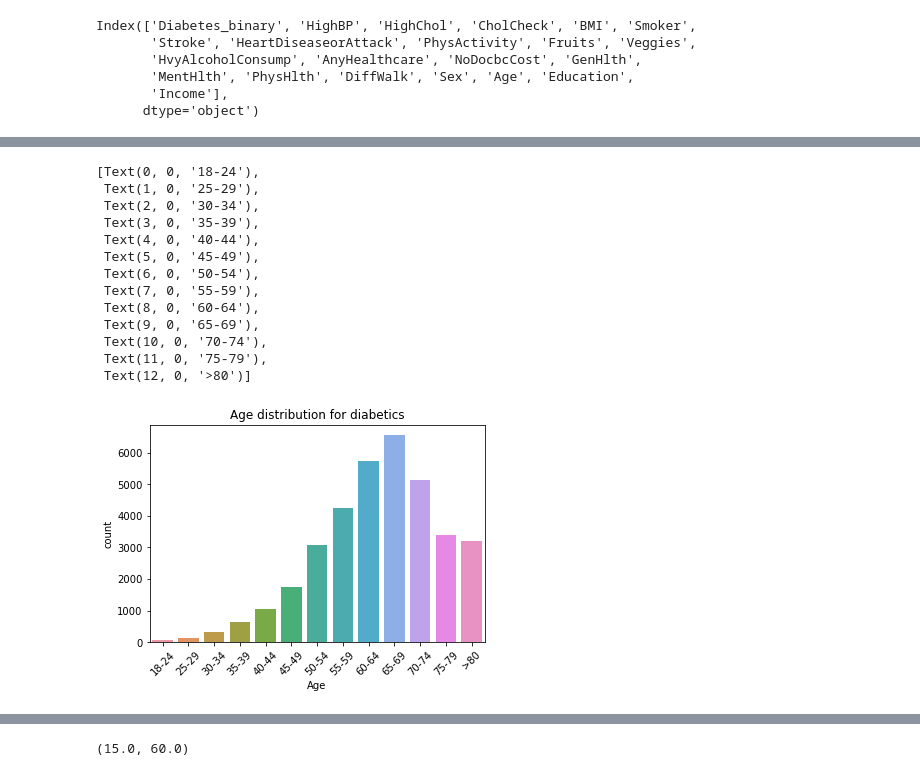
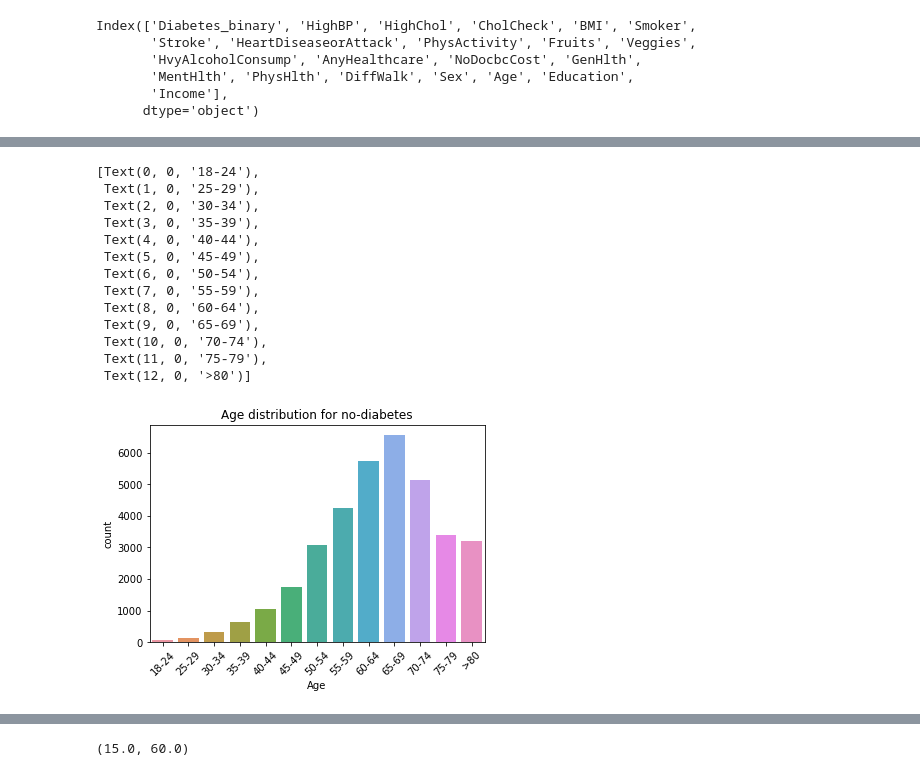
Before and after one commit to anaswick/MY_PORTFOLIO, a Jupyter notebook: PYTHON PROJECT/DIABETES_HEALTH_INDICATORS/diabetes_health_indicators.ipynb, the cells around one changed output, grey strips where cells are left out. Saved outputs shown, nothing was run; the diff lists cells and outputs as text; code cells hidden in the pictures.

```diff
--- a/PYTHON PROJECT/DIABETES_HEALTH_INDICATORS/diabetes_health_indicators.ipynb
+++ b/PYTHON PROJECT/DIABETES_HEALTH_INDICATORS/diabetes_health_indicators.ipynb
@@ -231,20 +234,20 @@ ax.set_xticklabels(['18-24', '25-29', '30-34', '35-39', '40-44', '45-49', '50-54
-# %%
-# Check age distribution for people with diabetes
-ax = sns.countplot(data=db_hi_1, x='Age')
-ax.set(title= 'Age distribution for diabetics')
-ax.set_xticklabels(['18-24', '25-29', '30-34', '35-39', '40-44', '45-49', '50-54', '55-59', '60-64', '65-69', '70-74', '75-79', '>80'], rotation = 45)
-# %% [output]
-[Text(0, 0, '18-24'),
- Text(1, 0, '25-29'),
- Text(2, 0, '30-34'),
- Text(3, 0, '35-39'),
- Text(4, 0, '40-44'),
- Text(5, 0, '45-49'),
- Text(6, 0, '50-54'),
- Text(7, 0, '55-59'),
- Text(8, 0, '60-64'),
- Text(9, 0, '65-69'),
- Text(10, 0, '70-74'),
- Text(11, 0, '75-79'),
- Text(12, 0, '>80')]
-[figure, removed]
+# %%
+# Check age distribution for people with diabetes
+ax = sns.countplot(data=db_hi_1, x='Age')
+ax.set(title= 'Age distribution for no-diabetes')
+ax.set_xticklabels(['18-24', '25-29', '30-34', '35-39', '40-44', '45-49', '50-54', '55-59', '60-64', '65-69', '70-74', '75-79', '>80'], rotation = 45)
+# %% [output]
+[Text(0, 0, '18-24'),
+ Text(1, 0, '25-29'),
+ Text(2, 0, '30-34'),
+ Text(3, 0, '35-39'),
+ Text(4, 0, '40-44'),
+ Text(5, 0, '45-49'),
+ Text(6, 0, '50-54'),
+ Text(7, 0, '55-59'),
+ Text(8, 0, '60-64'),
+ Text(9, 0, '65-69'),
+ Text(10, 0, '70-74'),
+ Text(11, 0, '75-79'),
+ Text(12, 0, '>80')]
+[figure, added]
```
Also changed, not shown: parts of 67 cells of this notebook.
